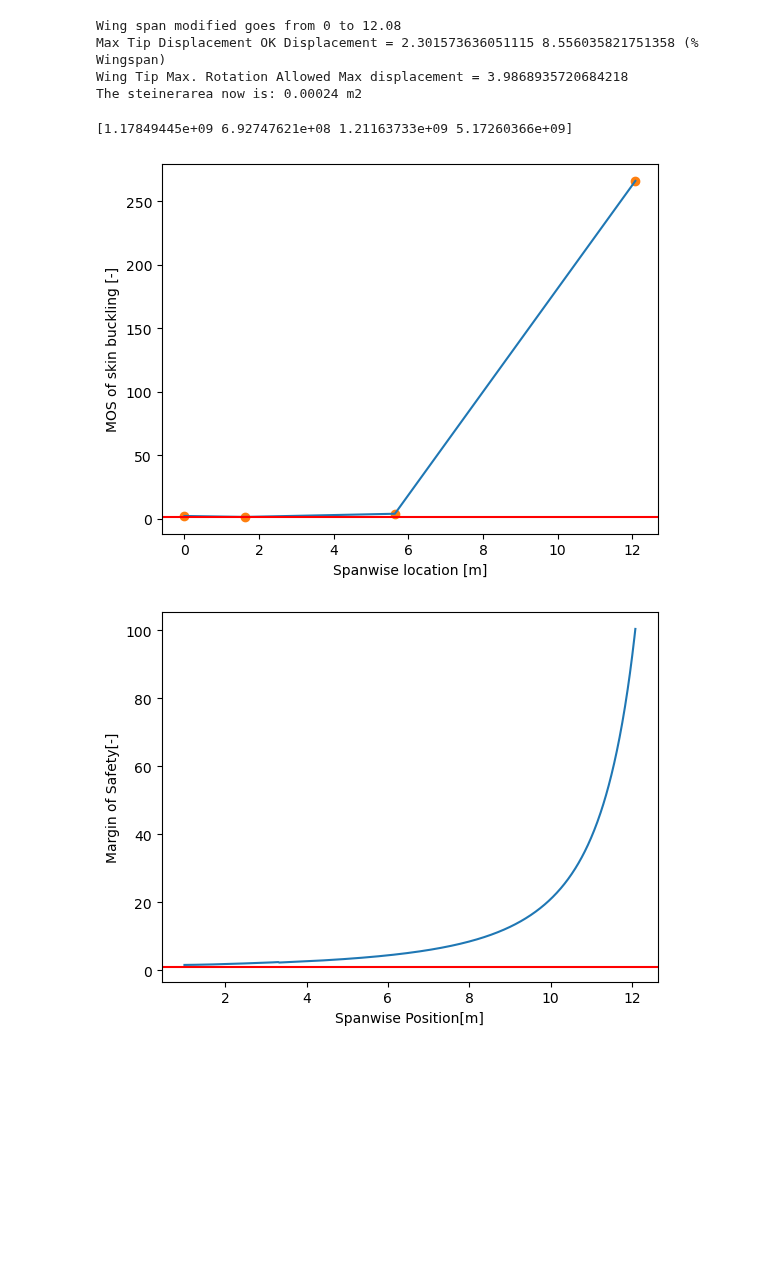
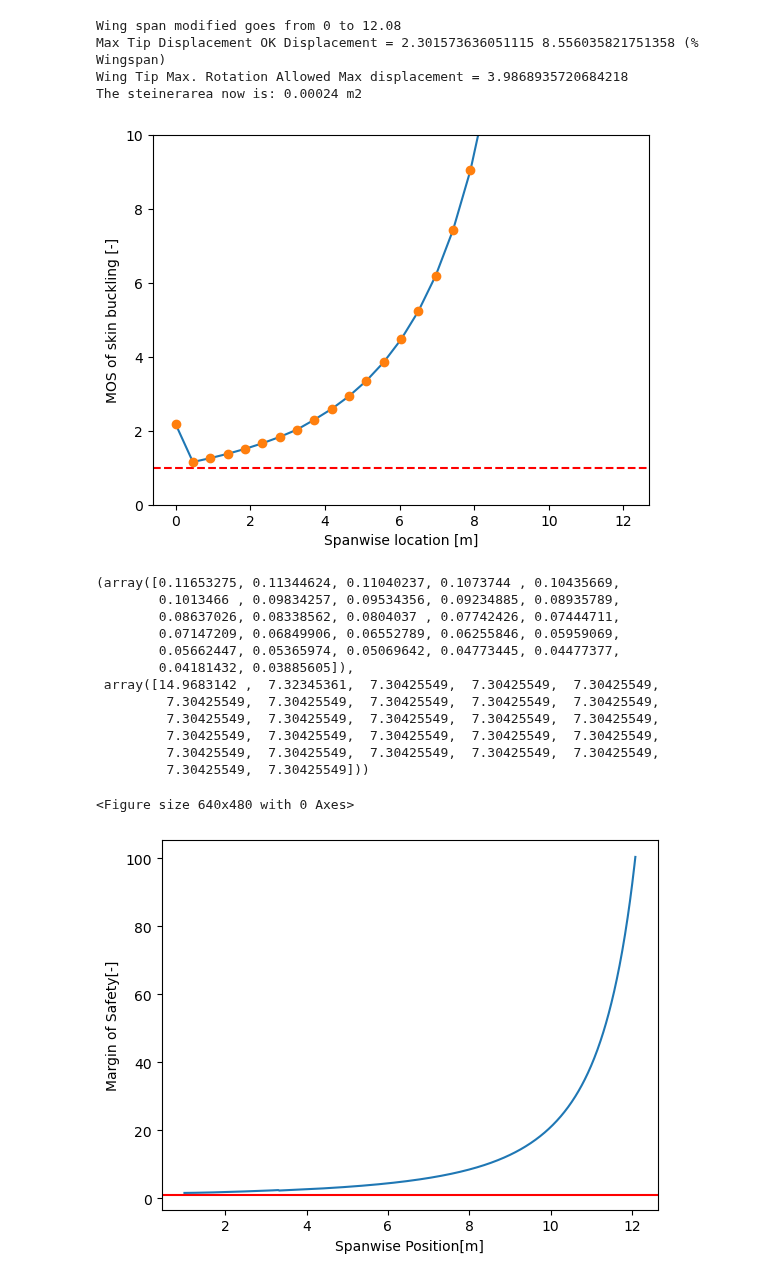
Before and after one commit to federicoangioni/AE2111-I-Aerospace-System-Design, a Jupyter notebook: WP4-5/main_faster.ipynb, the cells around one changed output. Cells and saved outputs as stored; diff of their text form; code cells hidden in the pictures; blank space fills up the shorter version.

```diff
--- a/WP4-5/main_faster.ipynb
+++ b/WP4-5/main_faster.ipynb
@@ -163,16 +163,30 @@ Wing Tip Max. Rotation Allowed Max displacement = 3.9868935720684218
 The steinerarea now is: 0.00024 m2
 # %%
 from wp5_1 import SkinBuckling, Area_crosssection
-n_ribs = 4
+n_ribs = 27
 
 skin = SkinBuckling(n_ribs=n_ribs, E= E, wingbox_geometry=wingbox.geometry, wingspan=wingbox.wingspan, v= 0.33, M = g_moment, N= g_axial,
                     I_tot = wingbox.MOM_total, t_caps=t_caps, stringers= stringers, area=Area_crosssection, chord= wingbox.chord,
                     flange = area_factor, t_spar = t_spar)
-print(skin.crit_stress())
-skin.show()
+# if you want a ceiling in the graph so to see you actually surpass the 1 mos mark insert ceiling = True,
+# power value is used to concentrate the ribs more at the root
+skin.show(ceiling = True, concentration=0)
+skin.skin_Ks(concentration= 0.01)
 # %% [output]
+[figure, new version]
-[1.17849445e+09 6.92747621e+08 1.21163733e+09 5.17260366e+09]
+(array([0.11653275, 0.11344624, 0.11040237, 0.1073744 , 0.10435669,
+        0.1013466 , 0.09834257, 0.09534356, 0.09234885, 0.08935789,
+        0.08637026, 0.08338562, 0.0804037 , 0.07742426, 0.07444711,
+        0.07147209, 0.06849906, 0.06552789, 0.06255846, 0.05959069,
+        0.05662447, 0.05365974, 0.05069642, 0.04773445, 0.04477377,
+        0.04181432, 0.03885605]),
+ array([14.9683142 ,  7.32345361,  7.30425549,  7.30425549,  7.30425549,
+         7.30425549,  7.30425549,  7.30425549,  7.30425549,  7.30425549,
+         7.30425549,  7.30425549,  7.30425549,  7.30425549,  7.30425549,
+         7.30425549,  7.30425549,  7.30425549,  7.30425549,  7.30425549,
+         7.30425549,  7.30425549,  7.30425549,  7.30425549,  7.30425549,
+         7.30425549,  7.30425549]))
-[figure, old version]
+<Figure size 640x480 with 0 Axes>
 # %%
 from wp5_1 import SparWebBuckling, Area_crosssection
 t_front = 7e-3
```
Also changed, not shown: 1 other file.
